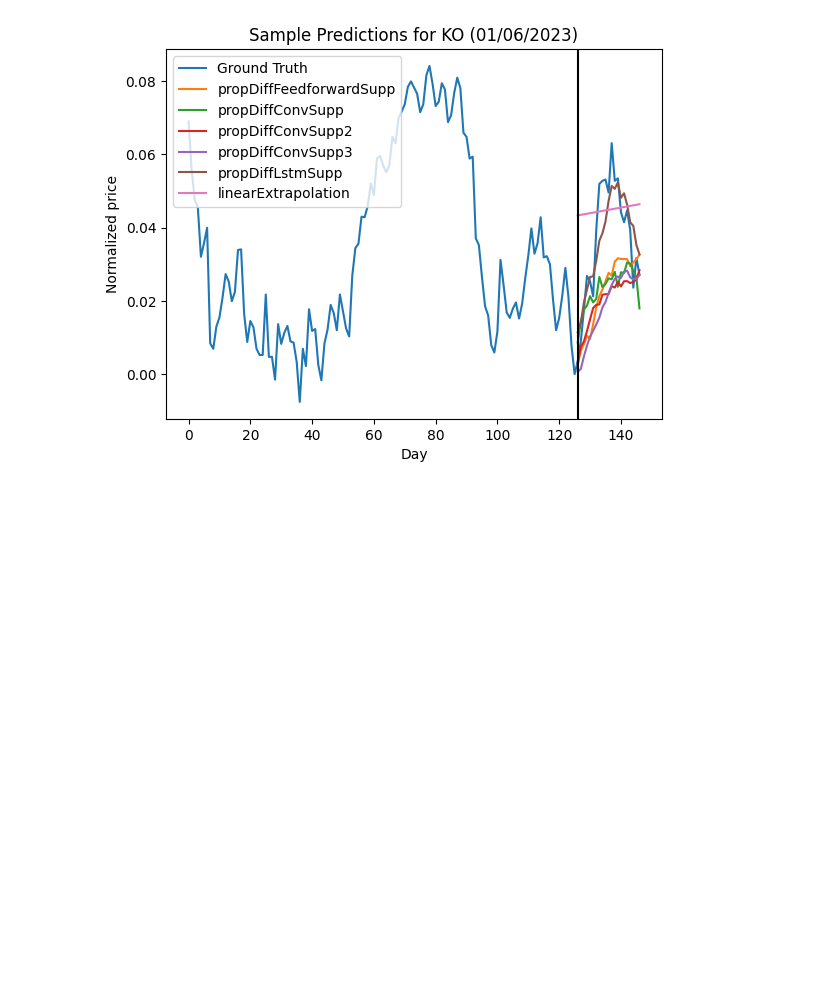
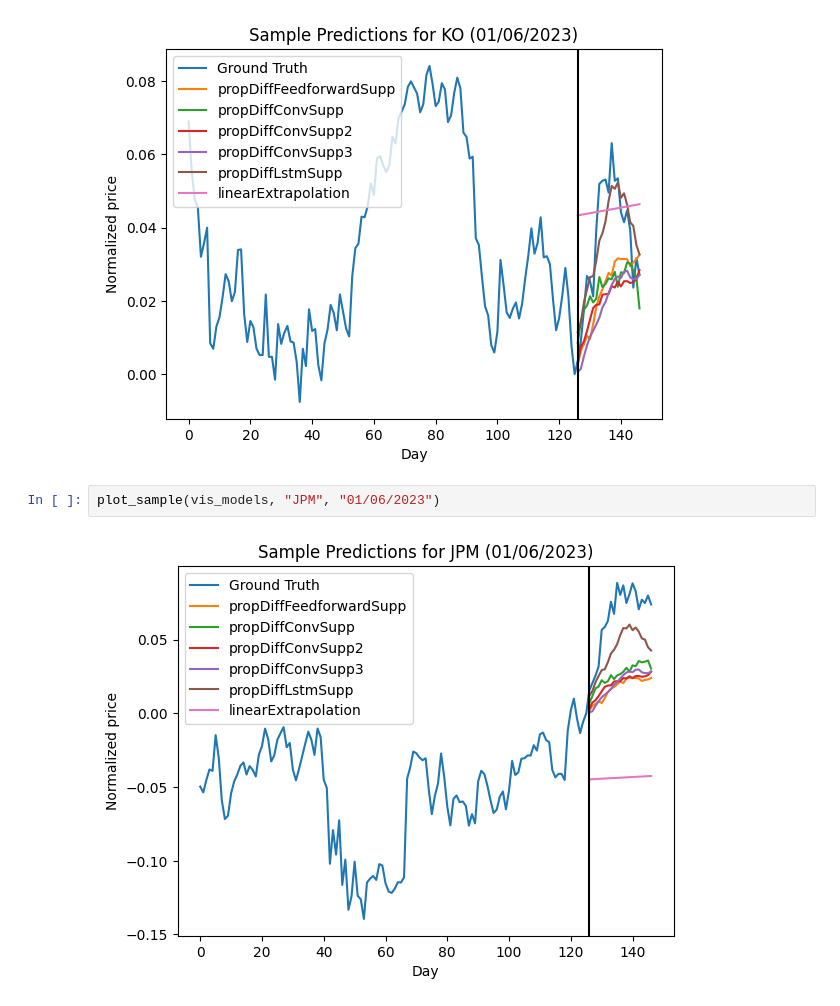
Before and after one commit to vchidambaram99/USU-CS6850-Project, a Jupyter notebook: notebooks/results.ipynb, the cells around one changed output. Saved outputs shown, nothing was run; the diff lists cells and outputs as text; blank space fills up the shorter version.

```diff
--- a/notebooks/results.ipynb
+++ b/notebooks/results.ipynb
@@ -115,3 +115,7 @@ plot_sample(vis_models, "AAPL", "01/06/2023")
 plot_sample(vis_models, "KO", "01/06/2023")
 # %% [output]
 [figure]
+# %%
+plot_sample(vis_models, "JPM", "01/06/2023")
+# %% [output]
+[figure, added]
```
Also changed, not shown: 6 other files.
